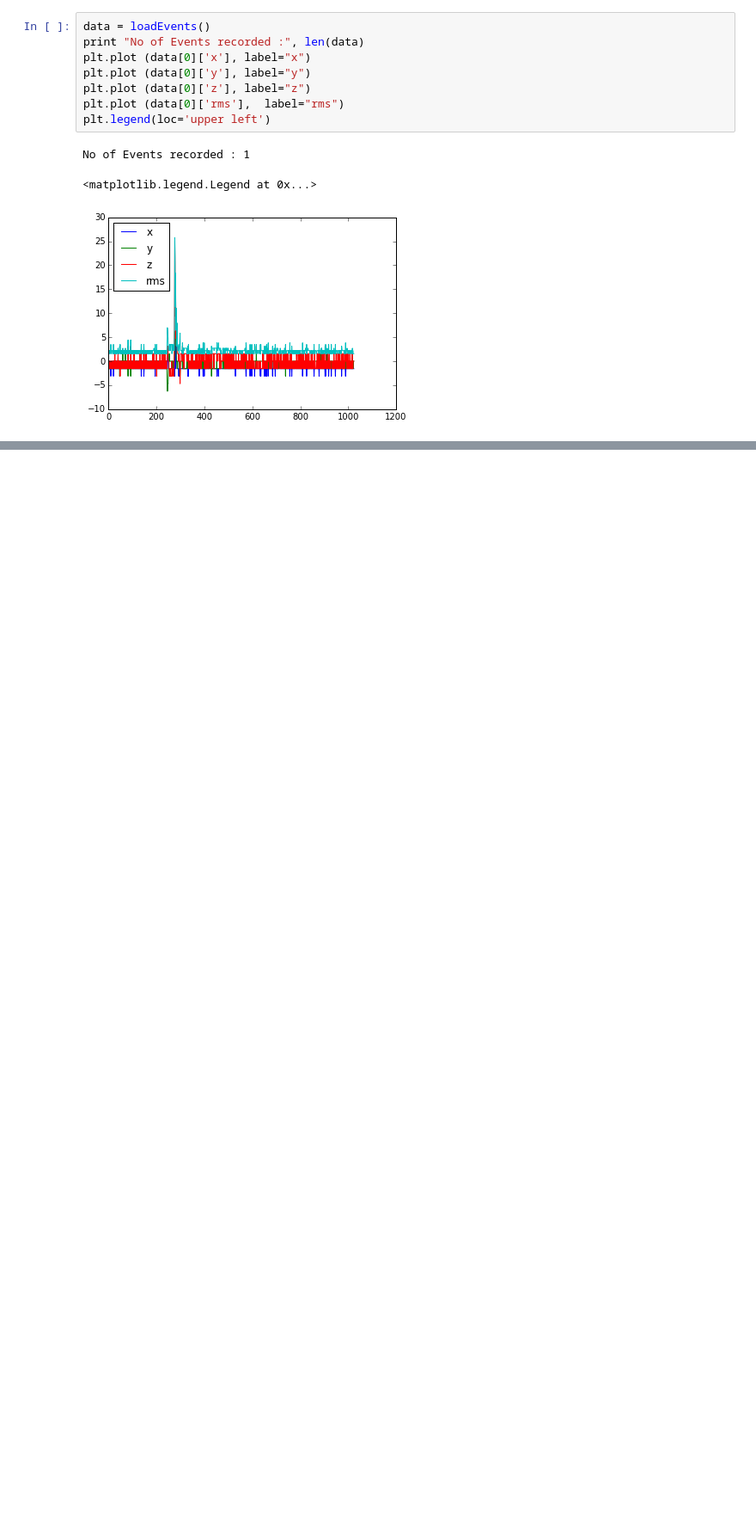
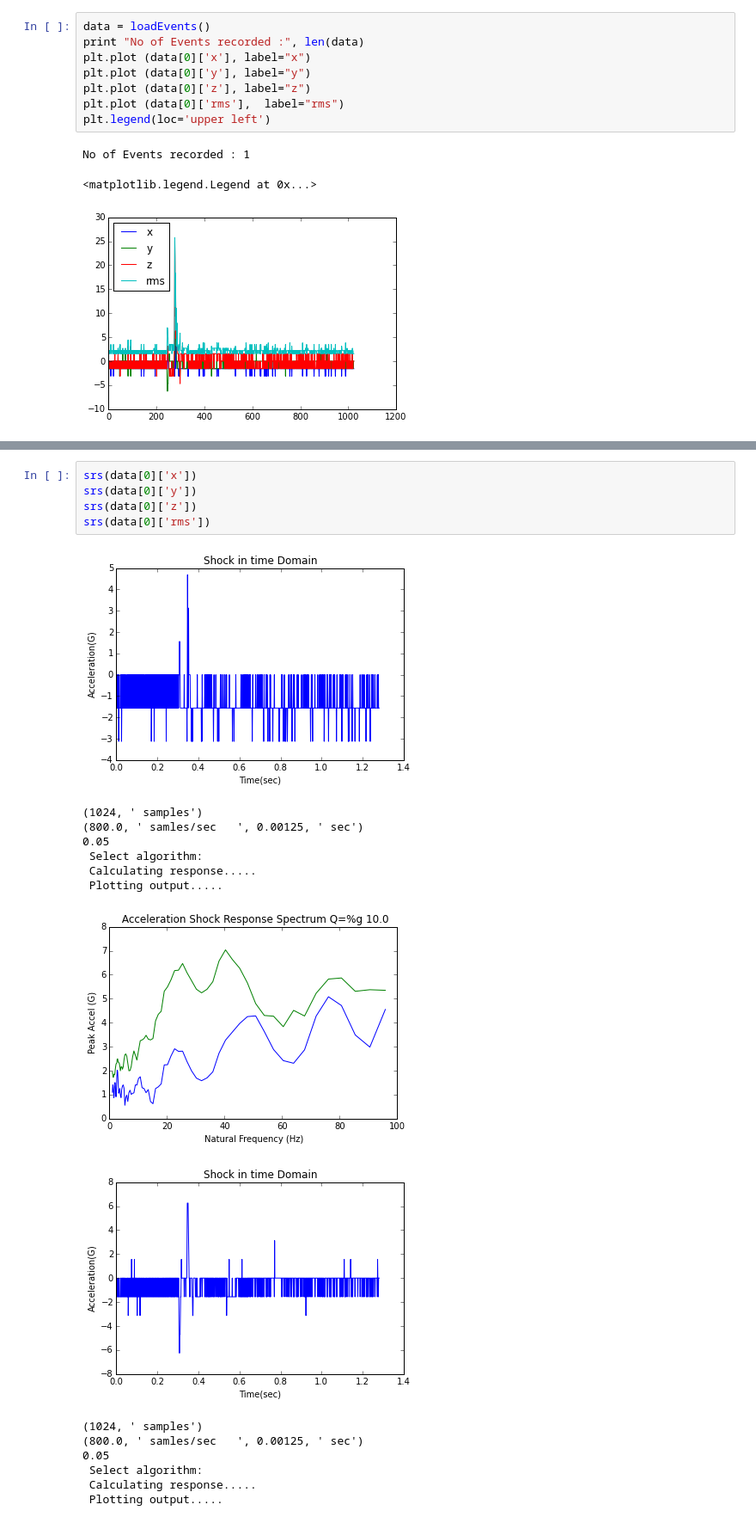
Before and after one commit to saran87/Vibration-Signal-Analysis, a Jupyter notebook: Shock Response Spectrum.ipynb, the cells around one changed output, grey strips where cells are left out. Shown: that part at 86% size. Saved outputs shown, nothing was run; the diff lists cells and outputs as text; blank space fills up the shorter version.

```diff
--- a/Shock Response Spectrum.ipynb
+++ b/Shock Response Spectrum.ipynb
@@ -233,0 +224,21 @@ plt2.show()
+# %%
+srs(data[0]['x'])
+srs(data[0]['y'])
+srs(data[0]['z'])
+srs(data[0]['rms'])
+# %% [output]
+[figure, added]
+(1024, ' samples')
+(800.0, ' samles/sec   ', 0.00125, ' sec')
+0.05
+ Select algorithm:
+ Calculating response.....
+ Plotting output.....
+[figure, added]
+[figure, added]
+(1024, ' samples')
+(800.0, ' samles/sec   ', 0.00125, ' sec')
+0.05
+ Select algorithm:
+ Calculating response.....
+ Plotting output.....
```
Also changed, not shown: parts of 2 cells of this notebook.
